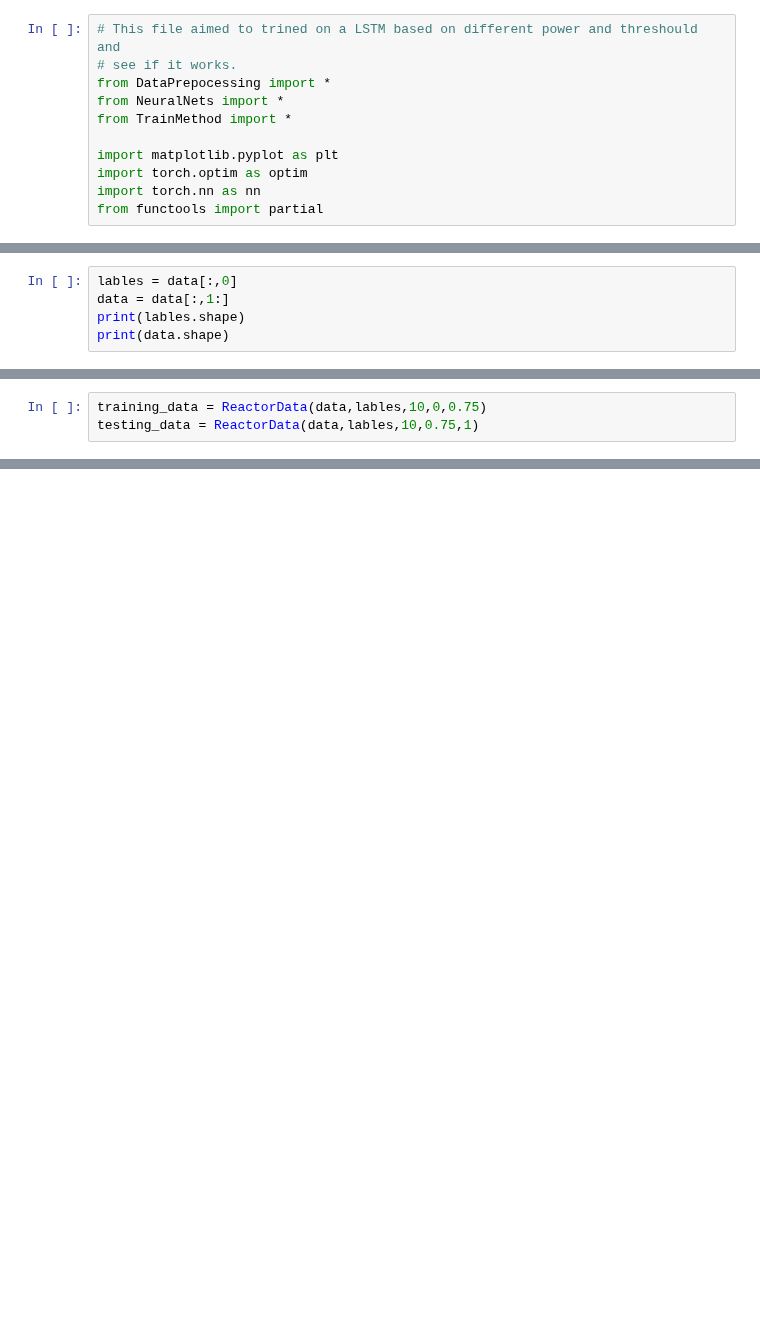
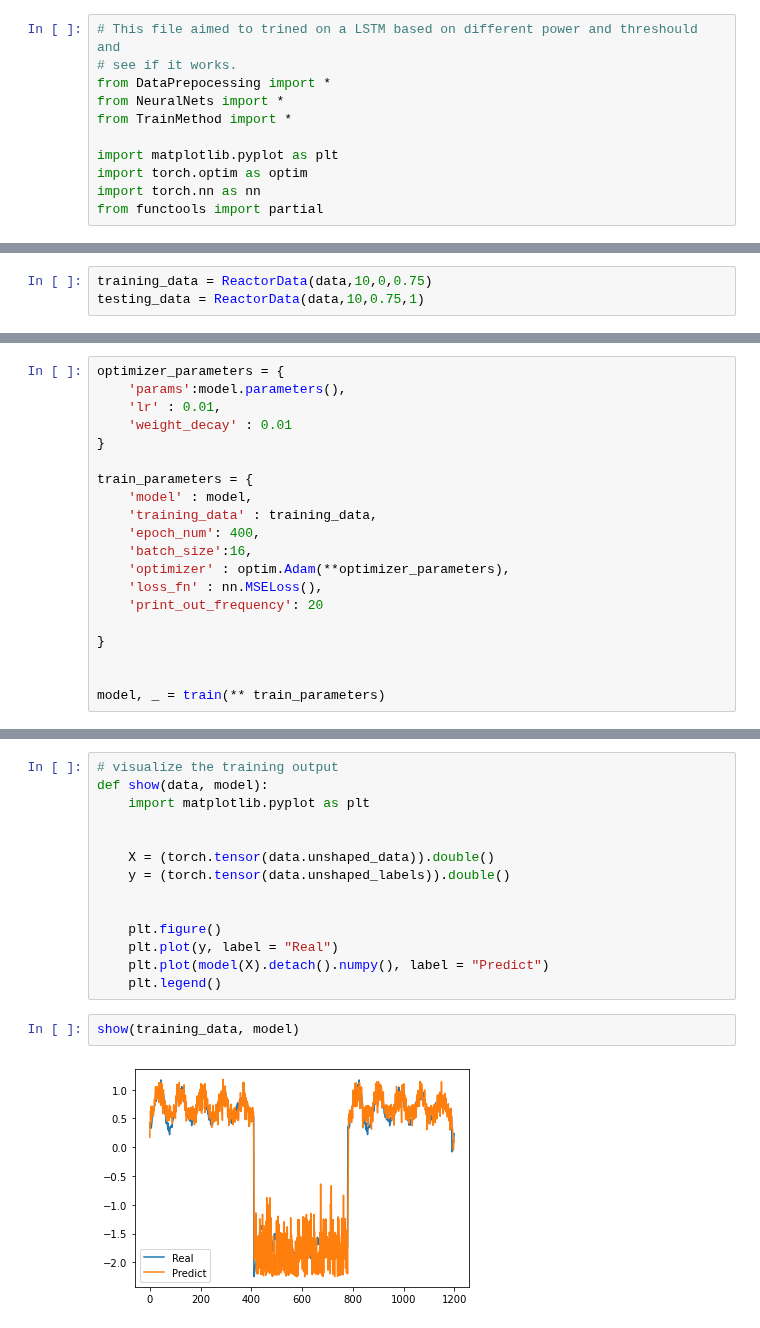
Before and after one commit to ChangyiYang/SimpleLSTM, a Jupyter notebook: GeneralLSTM.ipynb, the cells around one changed output, grey strips where cells are left out. Cells and saved outputs as stored; diff of their text form; blank space fills up the shorter version.

```diff
--- a/GeneralLSTM.ipynb
+++ b/GeneralLSTM.ipynb
@@ -103,6 +137 @@ data = standarlize(data)
 clean_data = data.copy()
-# %%
-lables = data[:,0]
-data = data[:,1:]
-print(lables.shape)
-print(data.shape)
@@ -112,3 +154,3 @@ print(data.shape)
 # %%
-training_data = ReactorData(data,lables,10,0,0.75)
-testing_data = ReactorData(data,lables,10,0.75,1)
+training_data = ReactorData(data,10,0,0.75)
+testing_data = ReactorData(data,10,0.75,1)
@@ -116,0 +177,20 @@ TypeError: __init__() takes from 2 to 5 positional arguments but 6 were given
+# %%
+optimizer_parameters = {
+    'params':model.parameters(),
+    'lr' : 0.01,
+    'weight_decay' : 0.01
+}
+
+train_parameters = {
+    'model' : model,
+    'training_data' : training_data,
+    'epoch_num': 400,
+    'batch_size':16,
+    'optimizer' : optim.Adam(**optimizer_parameters),
+    'loss_fn' : nn.MSELoss(),
+    'print_out_frequency': 20
+
+}
+
+
+model, _ = train(** train_parameters)
@@ -116,0 +215,18 @@ TypeError: __init__() takes from 2 to 5 positional arguments but 6 were given
+# %%
+# visualize the training output
+def show(data, model):
+    import matplotlib.pyplot as plt
+
+
+    X = (torch.tensor(data.unshaped_data)).double()
+    y = (torch.tensor(data.unshaped_labels)).double()
+
+
+    plt.figure()
+    plt.plot(y, label = "Real")
+    plt.plot(model(X).detach().numpy(), label = "Predict")
+    plt.legend()
+# %%
+show(training_data, model)
+# %% [output]
+[figure, added]
```
Also changed, not shown: parts of 19 cells of this notebook, 1 other file.
